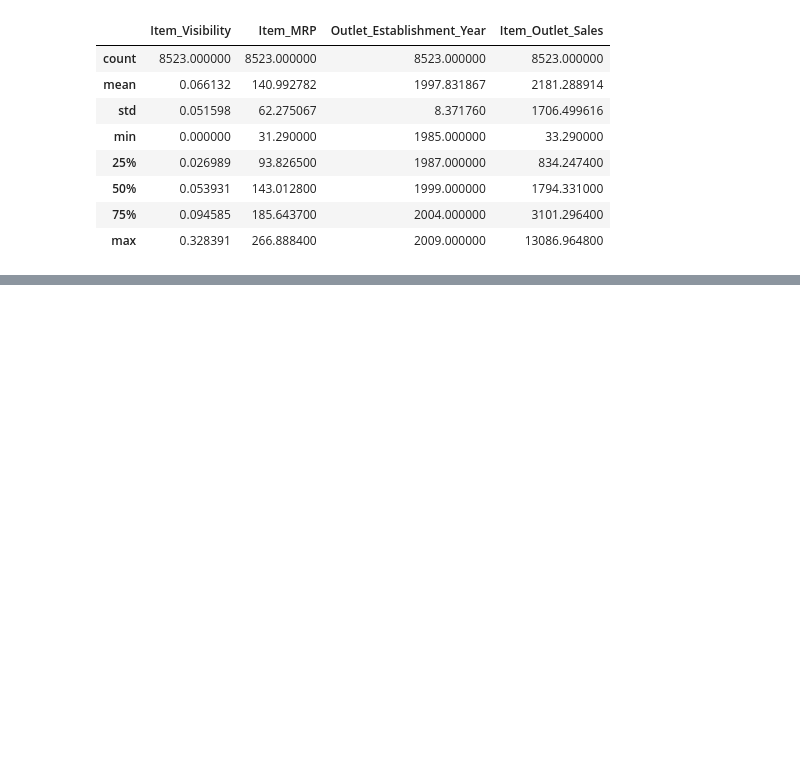
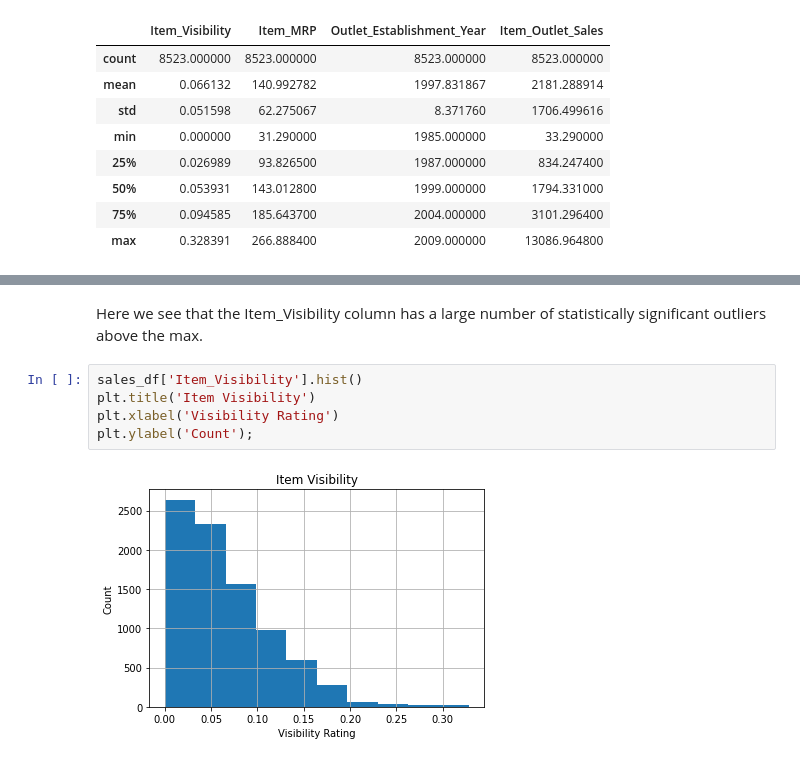
Before and after one commit to gordon-clark16/sales_predictions, a Jupyter notebook: food_sales_predictions.ipynb, the cells around one changed output, grey strips where cells are left out. Drawn from its saved outputs; the diff is of its cells as text; blank space fills up the shorter version.

```diff
--- a/food_sales_predictions.ipynb
+++ b/food_sales_predictions.ipynb
@@ -161,0 +203,9 @@ sales_df.describe()
+# %% [markdown]
+Here we see that the Item_Visibility column has a large number of statistically significant outliers above the max.
+# %%
+sales_df['Item_Visibility'].hist()
+plt.title('Item Visibility')
+plt.xlabel('Visibility Rating')
+plt.ylabel('Count');
+# %% [output]
+[figure, added]
```
Also changed, not shown: parts of 41 cells of this notebook.
